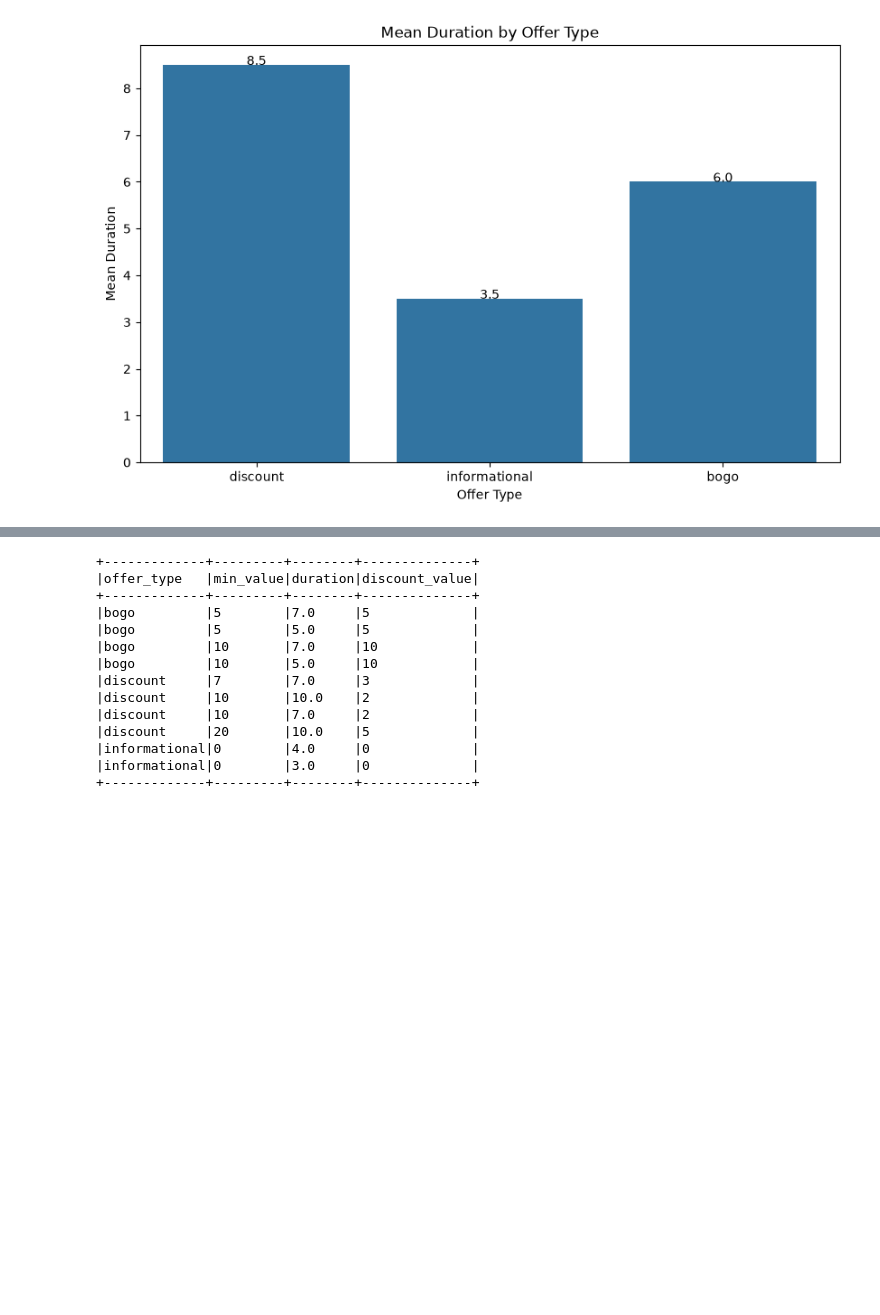
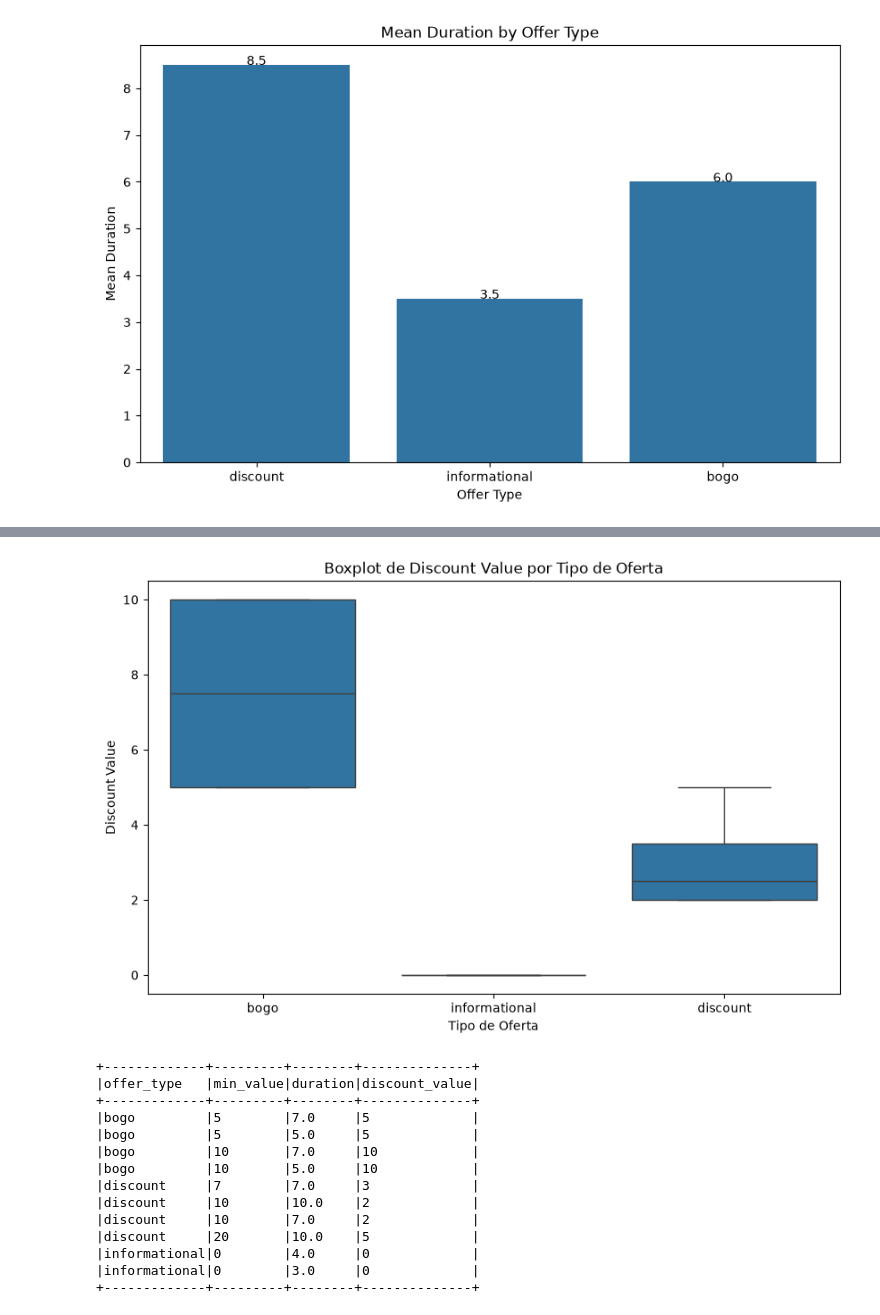
Before and after one commit to diiogorezende/ifood-case, a Jupyter notebook: notebooks/01_eda_offers.ipynb, the cells around one changed output, grey strips where cells are left out. Cells and saved outputs as stored; diff of their text form; code cells hidden in the pictures; blank space fills up the shorter version.

```diff
--- a/notebooks/01_eda_offers.ipynb
+++ b/notebooks/01_eda_offers.ipynb
@@ -157,3 +190,14 @@ plt.show();
+# %%
+# Boxplot de discount_value por offer_type
+# "discount_value" de "bogo" apresenta maior valor.
+plt.figure(figsize=(10, 6))
+sns.boxplot(data=pdf_num, x="offer_type", y="discount_value")
+plt.title("Boxplot de Discount Value por Tipo de Oferta")
+plt.xlabel("Tipo de Oferta")
+plt.ylabel("Discount Value")
+plt.show();
+# %% [output]
+[figure, added]
 # %%
 offers.select("offer_type", "min_value", "duration", "discount_value").orderBy(
     "offer_type", "min_value"
```
Also changed, not shown: parts of 8 cells of this notebook, 2 other files.
